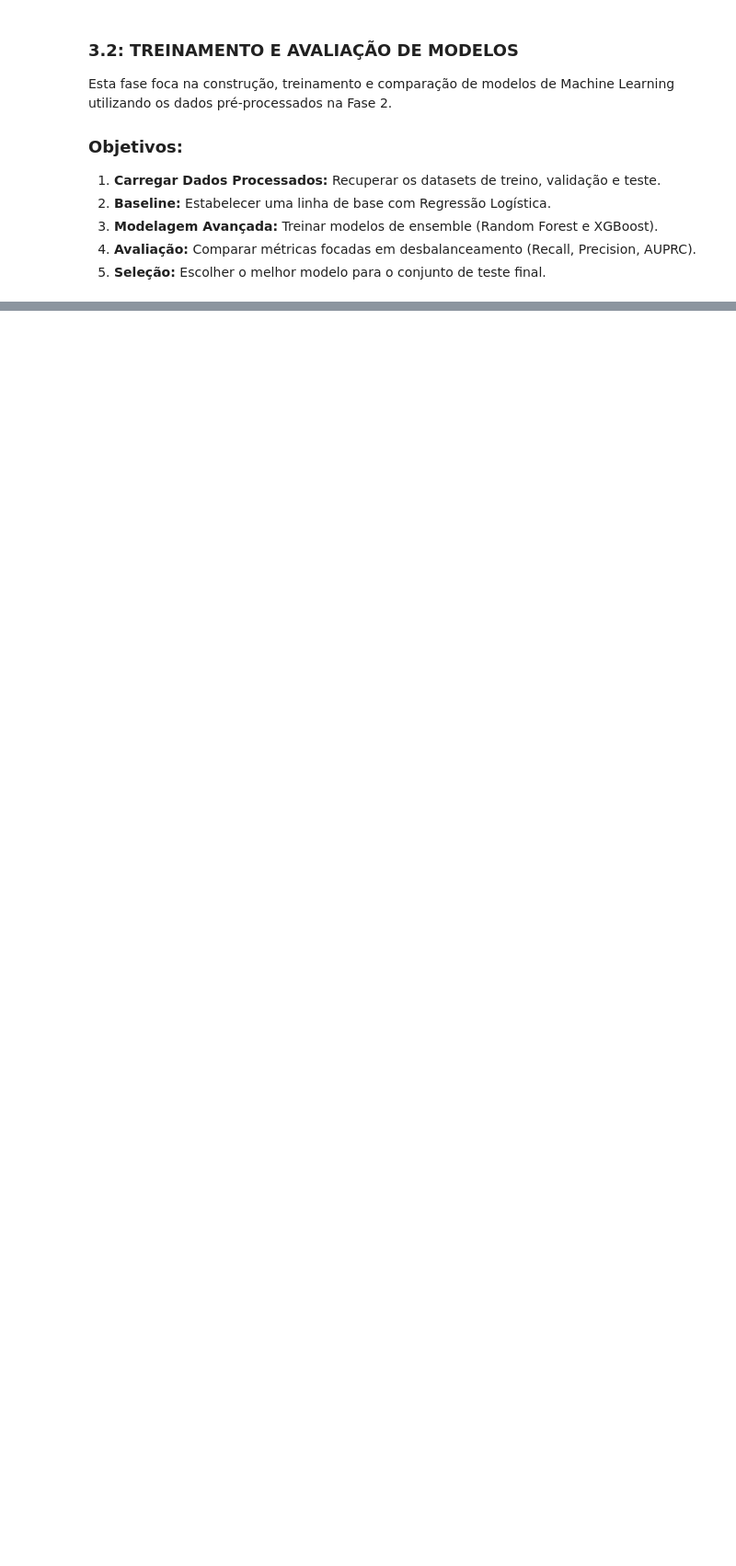
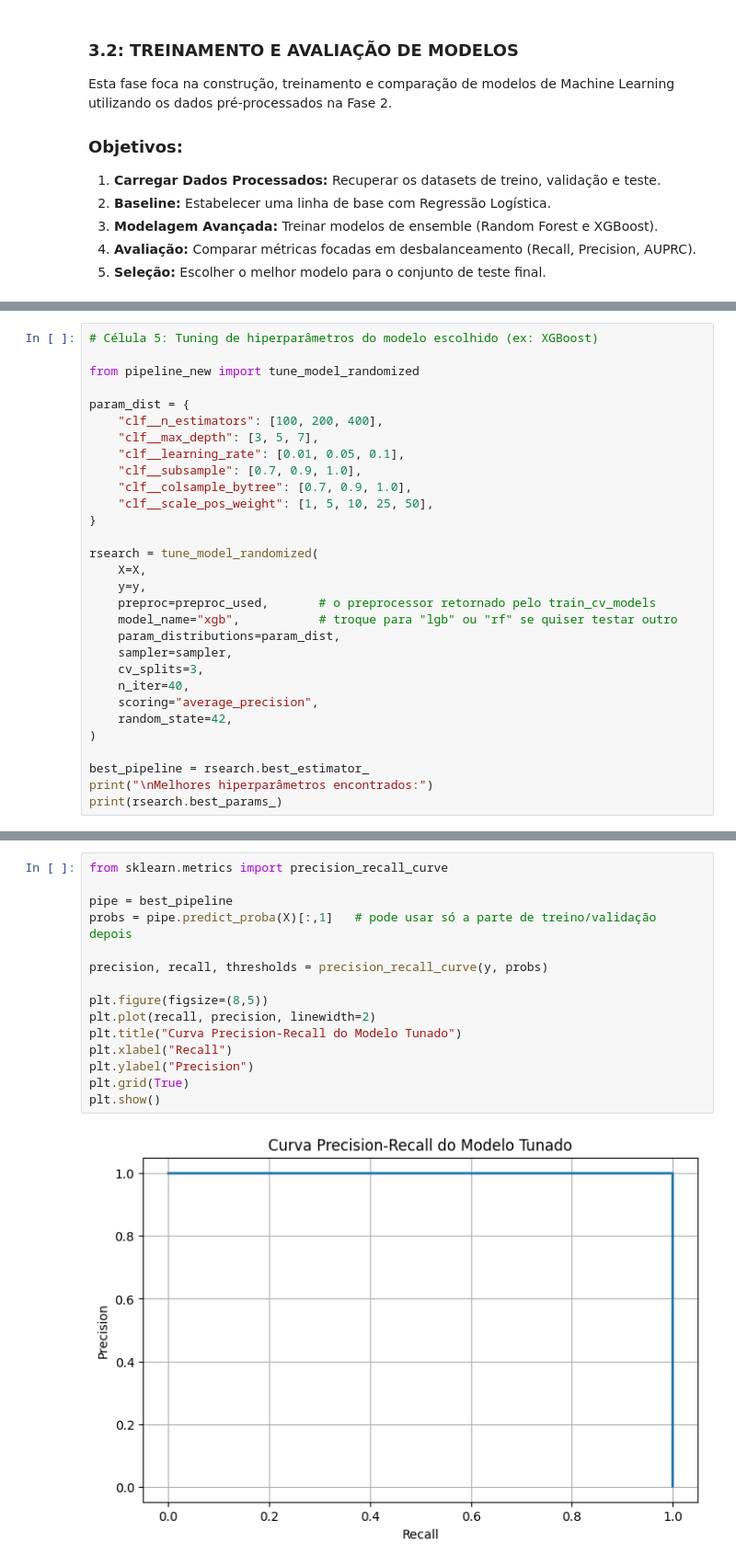
Before and after one commit to DeboraKlein/FraudSense, a Jupyter notebook: 03_model_training2.ipynb, the cells around one changed output, grey strips where cells are left out. Shown at 92% size. Cells and saved outputs as stored; diff of their text form; blank space fills up the shorter version.

```diff
--- a/03_model_training2.ipynb
+++ b/03_model_training2.ipynb
@@ -2092,0 +326,30 @@ Confirmação requerida: NÃO
+# %%
+# Célula 5: Tuning de hiperparâmetros do modelo escolhido (ex: XGBoost)
+
+from pipeline_new import tune_model_randomized
+
+param_dist = {
+    "clf__n_estimators": [100, 200, 400],
+    "clf__max_depth": [3, 5, 7],
+    "clf__learning_rate": [0.01, 0.05, 0.1],
+    "clf__subsample": [0.7, 0.9, 1.0],
+    "clf__colsample_bytree": [0.7, 0.9, 1.0],
+    "clf__scale_pos_weight": [1, 5, 10, 25, 50],
+}
+
+rsearch = tune_model_randomized(
+    X=X,
+    y=y,
+    preproc=preproc_used,       # o preprocessor retornado pelo train_cv_models
+    model_name="xgb",           # troque para "lgb" ou "rf" se quiser testar outro
+    param_distributions=param_dist,
+    sampler=sampler,
+    cv_splits=3,
+    n_iter=40,
+    scoring="average_precision",
+    random_state=42,
+)
+
+best_pipeline = rsearch.best_estimator_
+print("\nMelhores hiperparâmetros encontrados:")
+print(rsearch.best_params_)
@@ -2092,0 +364,17 @@ Confirmação requerida: NÃO
+# %%
+from sklearn.metrics import precision_recall_curve
+
+pipe = best_pipeline
+probs = pipe.predict_proba(X)[:,1]   # pode usar só a parte de treino/validação depois
+
+precision, recall, thresholds = precision_recall_curve(y, probs)
+
+plt.figure(figsize=(8,5))
+plt.plot(recall, precision, linewidth=2)
+plt.title("Curva Precision-Recall do Modelo Tunado")
+plt.xlabel("Recall")
+plt.ylabel("Precision")
+plt.grid(True)
+plt.show()
+# %% [output]
+[figure, added]
```
Also changed, not shown: parts of 59 cells of this notebook, 19 other files.
